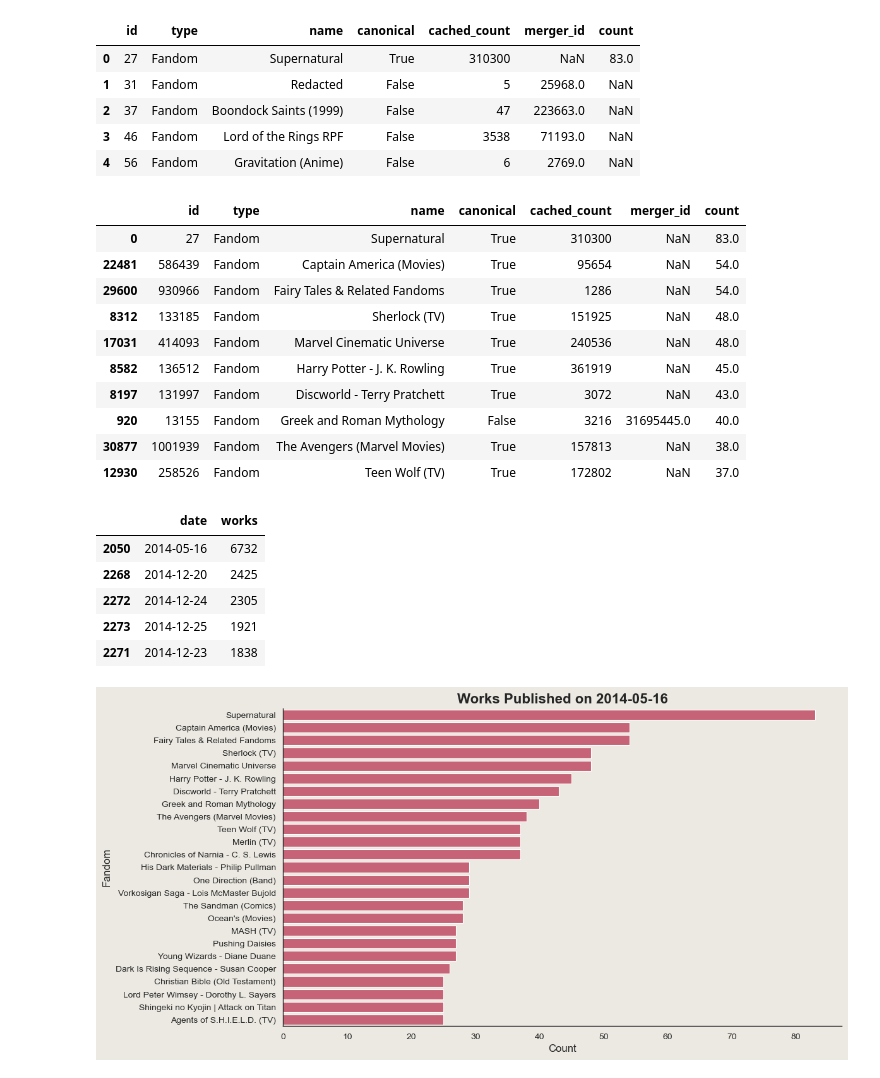
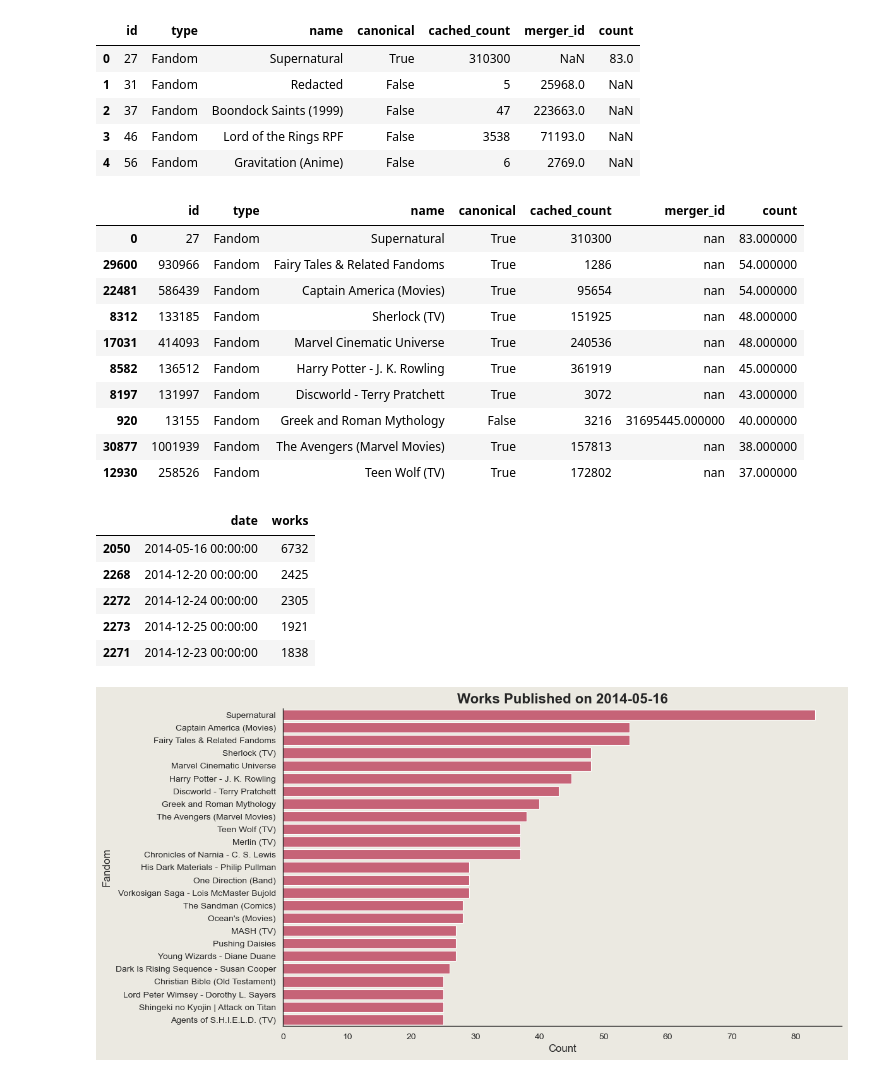
Before and after one commit to joelleneyap/fandomstudies, a Jupyter notebook: fic_spikes.ipynb, the cells around one changed output. Saved outputs shown, nothing was run; the diff lists cells and outputs as text; code cells hidden in the pictures.

```diff
--- a/fic_spikes.ipynb
+++ b/fic_spikes.ipynb
@@ -356,32 +351,34 @@ fandom_counts_spike_2014_works.head()
 # %%
 # SORT YAY
 
 fandom_counts_spike_2014_works = fandom_counts_spike_2014_works.sort_values(by='count', ascending=False)
-fandom_counts_spike_2014_works.head(10)
+fandom_counts_spike_2014_works.head(10).style.set_properties(**{'background-color': '#EBE9E1',
+                                                              'color': 'black'})
 # %% [output]
 |  | id | type | name | canonical | cached_count | merger_id | count |
-| 0 | 27 | Fandom | Supernatural | True | 310300 | NaN | 83.0 |
-| 22481 | 586439 | Fandom | Captain America (Movies) | True | 95654 | NaN | 54.0 |
-| 29600 | 930966 | Fandom | Fairy Tales & Related Fandoms | True | 1286 | NaN | 54.0 |
-| 8312 | 133185 | Fandom | Sherlock (TV) | True | 151925 | NaN | 48.0 |
-| 17031 | 414093 | Fandom | Marvel Cinematic Universe | True | 240536 | NaN | 48.0 |
-| 8582 | 136512 | Fandom | Harry Potter - J. K. Rowling | True | 361919 | NaN | 45.0 |
-| 8197 | 131997 | Fandom | Discworld - Terry Pratchett | True | 3072 | NaN | 43.0 |
-| 920 | 13155 | Fandom | Greek and Roman Mythology | False | 3216 | 31695445.0 | 40.0 |
-| 30877 | 1001939 | Fandom | The Avengers (Marvel Movies) | True | 157813 | NaN | 38.0 |
-| 12930 | 258526 | Fandom | Teen Wolf (TV) | True | 172802 | NaN | 37.0 |
+| 0 | 27 | Fandom | Supernatural | True | 310300 | nan | 83.000000 |
+| 29600 | 930966 | Fandom | Fairy Tales & Related Fandoms | True | 1286 | nan | 54.000000 |
+| 22481 | 586439 | Fandom | Captain America (Movies) | True | 95654 | nan | 54.000000 |
+| 8312 | 133185 | Fandom | Sherlock (TV) | True | 151925 | nan | 48.000000 |
+| 17031 | 414093 | Fandom | Marvel Cinematic Universe | True | 240536 | nan | 48.000000 |
+| 8582 | 136512 | Fandom | Harry Potter - J. K. Rowling | True | 361919 | nan | 45.000000 |
+| 8197 | 131997 | Fandom | Discworld - Terry Pratchett | True | 3072 | nan | 43.000000 |
+| 920 | 13155 | Fandom | Greek and Roman Mythology | False | 3216 | 31695445.000000 | 40.000000 |
+| 30877 | 1001939 | Fandom | The Avengers (Marvel Movies) | True | 157813 | nan | 38.000000 |
+| 12930 | 258526 | Fandom | Teen Wolf (TV) | True | 172802 | nan | 37.000000 |
 # %%
 # a bit strange but still a spike?
-mid_2014.sort_values(by='works', ascending=False).head()
+mid_2014.sort_values(by='works', ascending=False).head().style.set_properties(**{'background-color': '#EBE9E1',
+                                                              'color': 'black'})
 
 # lowkey can tell people write around christmas time LOL
 # %% [output]
 |  | date | works |
-| 2050 | 2014-05-16 | 6732 |
-| 2268 | 2014-12-20 | 2425 |
-| 2272 | 2014-12-24 | 2305 |
-| 2273 | 2014-12-25 | 1921 |
-| 2271 | 2014-12-23 | 1838 |
+| 2050 | 2014-05-16 00:00:00 | 6732 |
+| 2268 | 2014-12-20 00:00:00 | 2425 |
+| 2272 | 2014-12-24 00:00:00 | 2305 |
+| 2273 | 2014-12-25 00:00:00 | 1921 |
+| 2271 | 2014-12-23 00:00:00 | 1838 |
 # %%
 plt.figure(figsize=(12,6))
 sns.barplot(fandom_counts_spike_2014_works.head(25), x="count", y="name", orient='y', color = '#D6536D')
```
Also changed, not shown: parts of 3 cells of this notebook.
